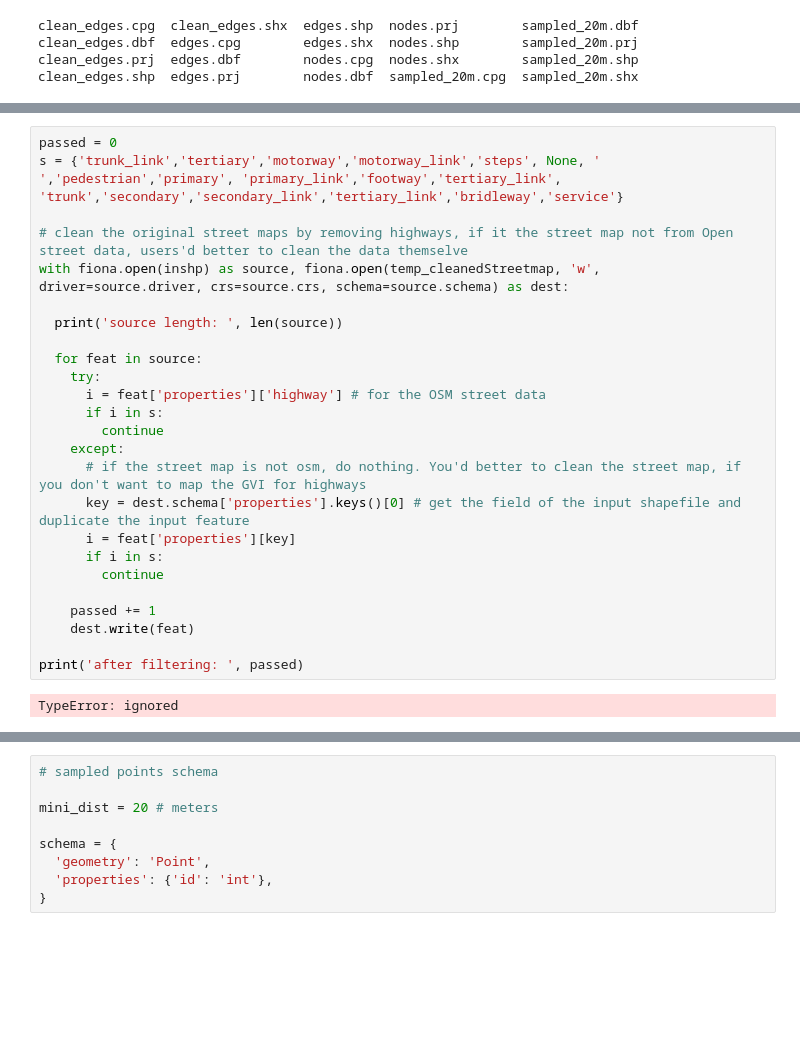
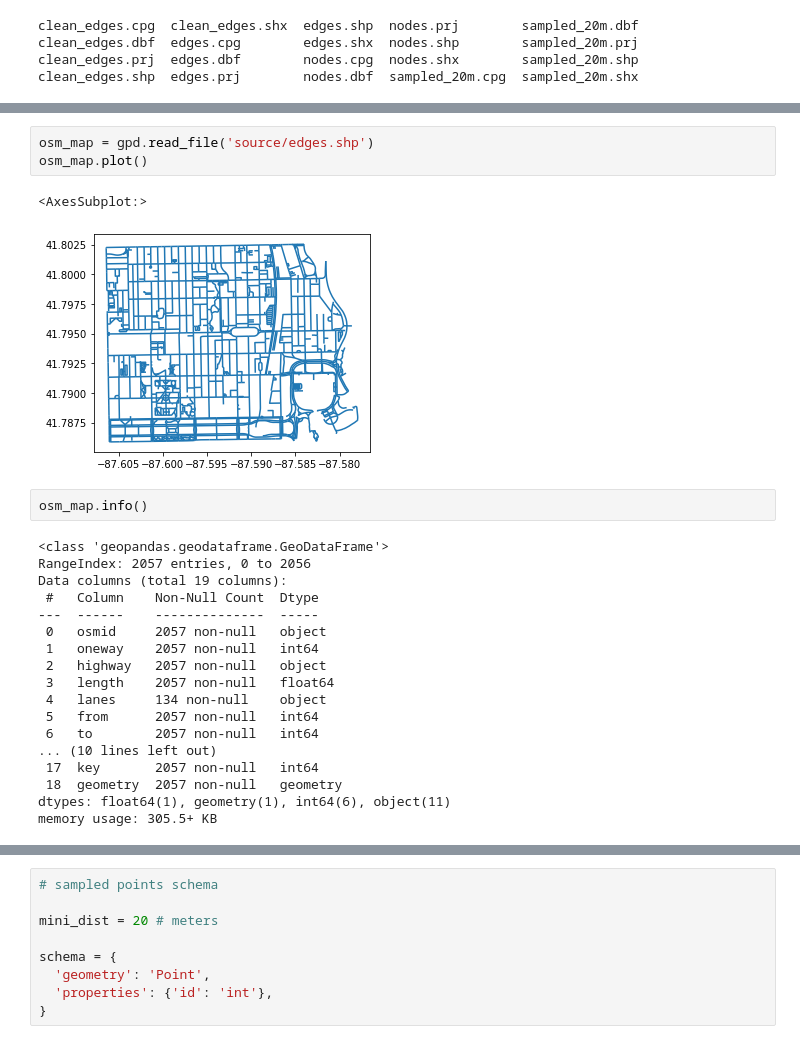
Before and after one commit to kywch/geo-colab, a Jupyter notebook: TreePedia_Step1_point_sampling.ipynb, the cells around one changed output, grey strips where cells are left out. Cells and saved outputs as stored; diff of their text form; blank space fills up the shorter version.

```diff
--- a/TreePedia_Step1_point_sampling.ipynb
+++ b/TreePedia_Step1_point_sampling.ipynb
@@ -87,27 +66,26 @@ None
-# %%
-passed = 0
-s = {'trunk_link','tertiary','motorway','motorway_link','steps', None, ' ','pedestrian','primary', 'primary_link','footway','tertiary_link', 'trunk','secondary','secondary_link','tertiary_link','bridleway','service'}
-
-# clean the original street maps by removing highways, if it the street map not from Open street data, users'd better to clean the data themselve
-with fiona.open(inshp) as source, fiona.open(temp_cleanedStreetmap, 'w', driver=source.driver, crs=source.crs, schema=source.schema) as dest:
-
-  print('source length: ', len(source))
-
-  for feat in source:
-    try:
-      i = feat['properties']['highway'] # for the OSM street data
-      if i in s:
-        continue
-    except:
-      # if the street map is not osm, do nothing. You'd better to clean the street map, if you don't want to map the GVI for highways
-      key = dest.schema['properties'].keys()[0] # get the field of the input shapefile and duplicate the input feature
-      i = feat['properties'][key]
-      if i in s:
-        continue
-
-    passed += 1
-    dest.write(feat)
-
-print('after filtering: ', passed)
-# %% [output]
-TypeError: ignored
+# %%
+osm_map = gpd.read_file('source/edges.shp')
+osm_map.plot()
+# %% [output]
+<AxesSubplot:>
+[figure, added]
+# %%
+osm_map.info()
+# %% [output]
+<class 'geopandas.geodataframe.GeoDataFrame'>
+RangeIndex: 2057 entries, 0 to 2056
+Data columns (total 19 columns):
+ #   Column    Non-Null Count  Dtype
+---  ------    --------------  -----
+ 0   osmid     2057 non-null   object
+ 1   oneway    2057 non-null   int64
+ 2   highway   2057 non-null   object
+ 3   length    2057 non-null   float64
+ 4   lanes     134 non-null    object
+ 5   from      2057 non-null   int64
+ 6   to        2057 non-null   int64
+... (10 lines left out)
+ 17  key       2057 non-null   int64
+ 18  geometry  2057 non-null   geometry
+dtypes: float64(1), geometry(1), int64(6), object(11)
+memory usage: 305.5+ KB
```
Also changed, not shown: parts of 9 cells of this notebook.
